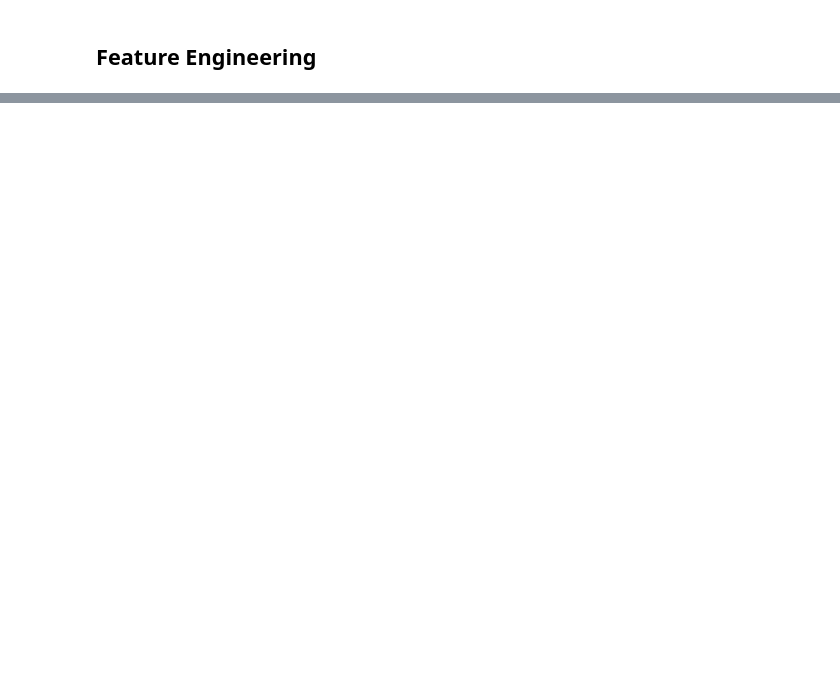
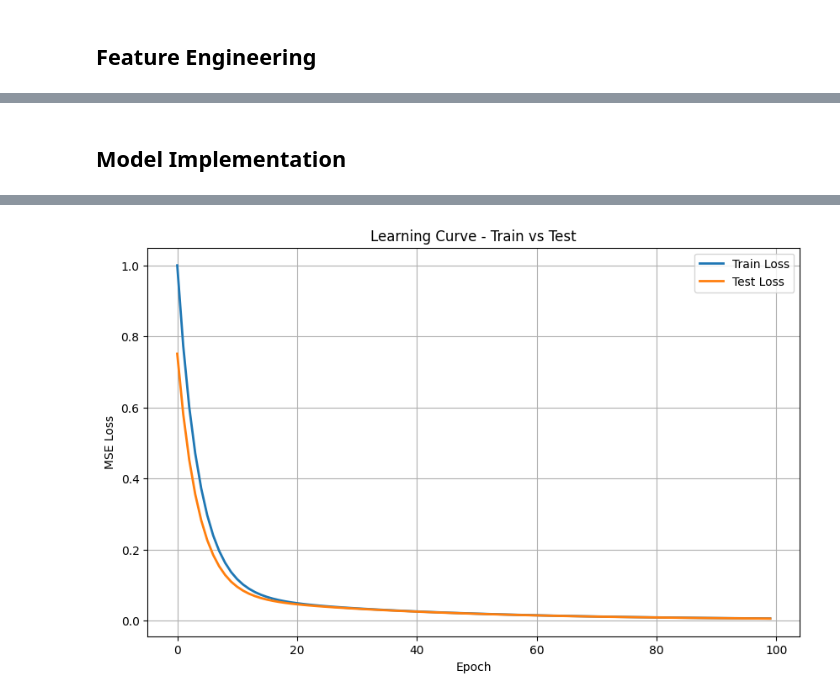
Before and after one commit to Sayed-Hossein-Hosseini/Dancing_with_Polynomial_Predictions, a Jupyter notebook: Dancing_with_Polynomial_Predictions.ipynb, the cells around one changed output, grey strips where cells are left out. Drawn from its saved outputs; the diff is of its cells as text; code cells hidden in the pictures; blank space fills up the shorter version.

Commit message:
Model Implementation

```diff
--- a/Dancing_with_Polynomial_Predictions.ipynb
+++ b/Dancing_with_Polynomial_Predictions.ipynb
@@ -212,7 +212,7 @@ def normalize_data(X_train, X_test, y_train, y_test):
 # y_test = np.array([600, 700])
 
 # Normalize the data
-X_train_norm, X_test_norm, y_train_norm, y_test_norm, feature_scaler, output_scaler = normalize_data(X_train_clean, X_test, y_train_clean, y_test)
+X_train_norm, X_test_norm, y_train_norm, y_test_norm, feature_scaler, output_scaler = normalize_data(X_train, X_test, y_train, y_test)
 
 # print(y_train_clean.head())
 # Display normalized data
@@ -320,0 +321,61 @@ Feature Vector (Train):
+# %% [markdown]
+## **Model Implementation**
+# %%
+# Mean Squared Error (manual implementation)
+def mse_loss(y_true, y_pred):
+    return np.mean((y_true - y_pred) ** 2)
+
+# Linear regression training function
+def linear_regression(X_train, y_train, X_test, y_test, learning_rate=0.01, epochs=100):
+    n_samples, n_features = X_train.shape
+    weights = np.zeros(n_features)
+    bias = 0
+    train_losses = []
+    test_losses = []
+
+    for epoch in range(epochs):
+        # Forward pass - prediction on training data
+        y_pred_train = np.dot(X_train, weights) + bias
+
+        # Compute training loss
+        train_loss = mse_loss(y_train, y_pred_train)
+        train_losses.append(train_loss)
+
+        # Backward pass - gradients
+        error = y_pred_train - y_train
+        dw = (2 / n_samples) * np.dot(X_train.T, error)
+        db = (2 / n_samples) * np.sum(error)
+
+        # Update weights and bias
+        weights -= learning_rate * dw
+        bias -= learning_rate * db
+
+        # Evaluate test loss
+        y_pred_test = np.dot(X_test, weights) + bias
+        test_loss = mse_loss(y_test, y_pred_test)
+        test_losses.append(test_loss)
+
+        # Print progress
+        print(f"Epoch {epoch+1}/{epochs} - Train Loss: {train_loss:.4f} - Test Loss: {test_loss:.4f}")
+
+    return weights, bias, train_losses, test_losses
+
+
+weights, bias, train_losses, test_losses = linear_regression(X_train_vector, y_train_norm, X_test_vector, y_test_norm, learning_rate=0.01, epochs=100)
+
+print("\n🔹 Final Weights:", weights)
+print("🔹 Final Bias:", bias)
+print(f"\n✅ Final Train MSE: {train_losses[-1]:.4f}")
+print(f"✅ Final Test MSE: {test_losses[-1]:.4f}")
+
+# === Plot learning curves ===
+plt.figure(figsize=(10, 6))
+plt.plot(train_losses, label="Train Loss", linewidth=2)
+plt.plot(test_losses, label="Test Loss", linewidth=2)
+plt.xlabel("Epoch")
+plt.ylabel("MSE Loss")
+plt.title("Learning Curve - Train vs Test")
+plt.legend()
+plt.grid(True)
+plt.show()
+# %% [output]
@@ -320,0 +399 @@ Feature Vector (Train):
+[figure, added]
```
Also changed, not shown: parts of 3 cells of this notebook.
